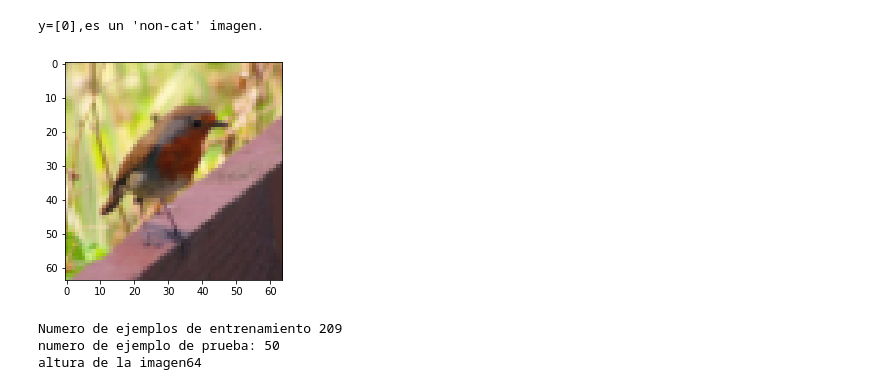
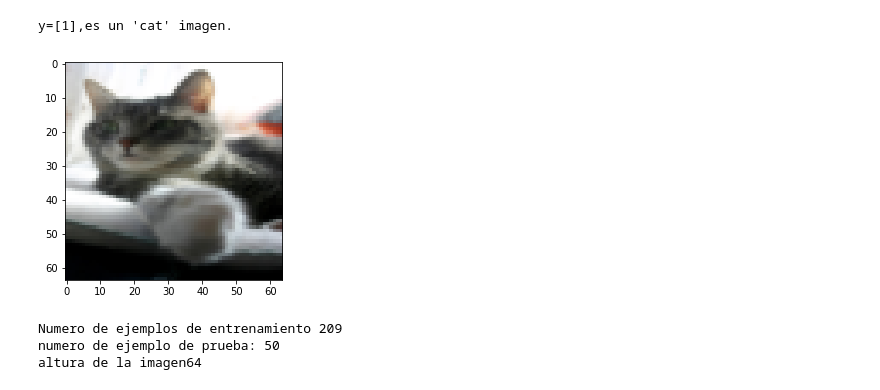
Before and after one commit to alexchambi/redneuronalgato, a Jupyter notebook: Gato.ipynb, the cells around one changed output. Saved outputs shown, nothing was run; the diff lists cells and outputs as text; code cells hidden in the pictures.

Commit message:
Probando imagenes

```diff
--- a/Gato.ipynb
+++ b/Gato.ipynb
@@ -12,13 +12,13 @@ from lr_utils import load_dataset
 train_set_x_orig, train_set_y, test_set_x_orig, test_set_y, classes = load_dataset()
 # %%
 # Ejemplo de imagenes
-index = 10
+index = 188
 example = train_set_x_orig[index]
 plt.imshow(train_set_x_orig[index])
 print ("y=" + str(train_set_y[:, index]) + ",es un '" + classes[np.squeeze(train_set_y[:, index])].decode("utf-8") +  "' imagen.")
 # %% [output]
-y=[0],es un 'non-cat' imagen.
+y=[1],es un 'cat' imagen.
-[figure, old version]
+[figure, new version]
 # %%
 # actividad1
 m_train = train_set_x_orig.shape[0]
```
Also changed, not shown: parts of 1 cell of this notebook, 13 other files.
